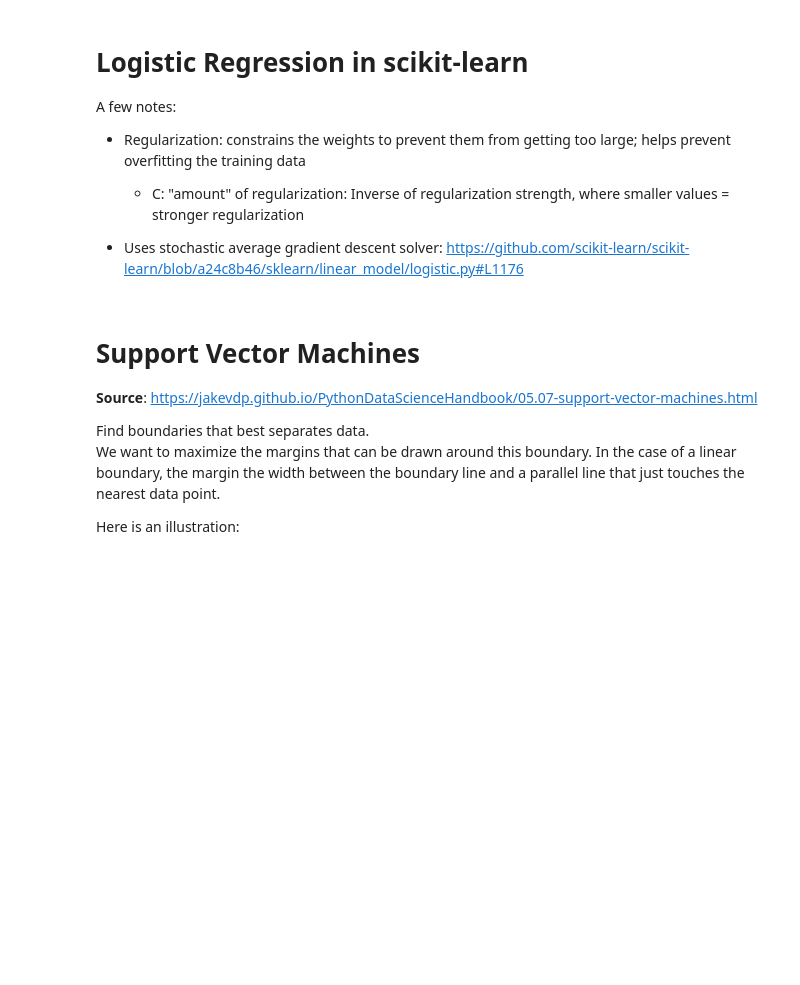
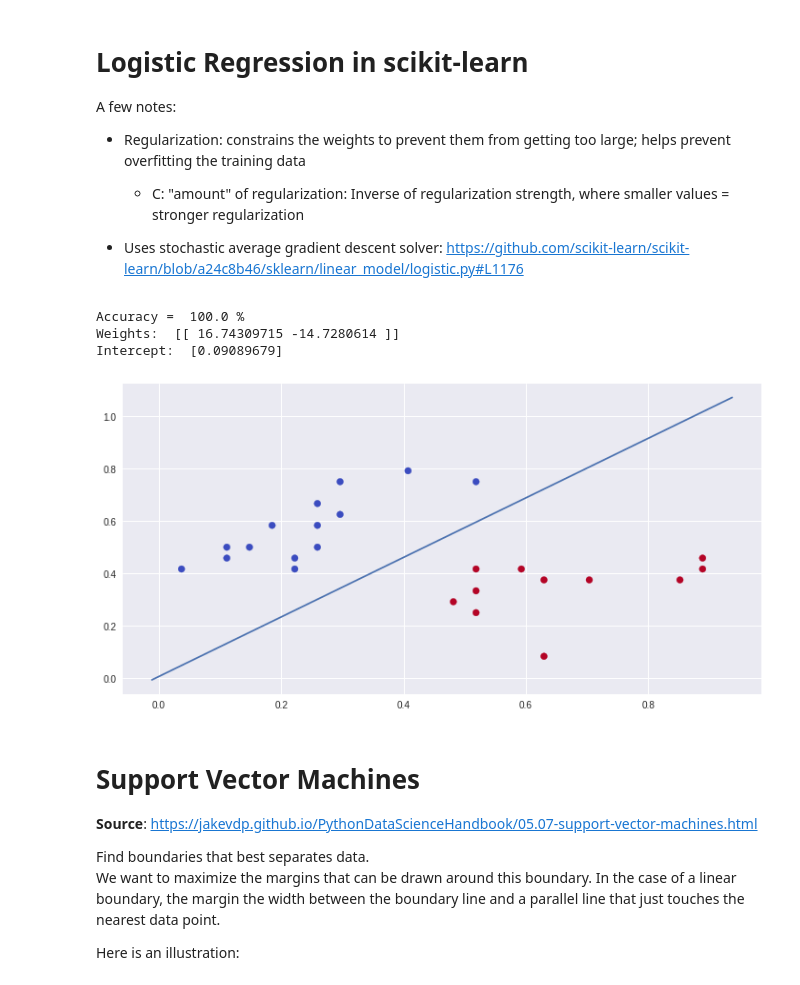
Before and after one commit to amandakeasson/RRI_ML_workshop, a Jupyter notebook: rriML_sklearn.ipynb, the cells around one changed output. Cells and saved outputs as stored; diff of their text form; code cells hidden in the pictures; blank space fills up the shorter version.

```diff
--- a/rriML_sklearn.ipynb
+++ b/rriML_sklearn.ipynb
@@ -486,30 +625,41 @@ A few notes:
 # %%
 # logistic regression
 
 from sklearn.linear_model import LogisticRegression
+
+# we don't need to include the intercept in X when we use scikit-learn
+# so let's remove it
+X = X[:,1:]
+Xtrain, Xtest, ytrain, ytest = train_test_split(X,y)
+
 
 # instantiate the model
 clf = LogisticRegression(penalty='l2', C=80.0, max_iter=20000, tol=1e-20)
 
 # fit to training data
 clf.fit(Xtrain, ytrain)
 
 # predict y
 ypred = clf.predict(Xtest)
 
 # evaluate model accuracy
 print('Accuracy = ', metrics.accuracy_score(ypred, ytest)*100, '%')
 
 print('Weights: ', clf.coef_)
 print('Intercept: ', clf.intercept_)
 
 fig = plt.figure(figsize=(12,6))
 plt.scatter(Xtest[:,0], Xtest[:,1],c=ytest,cmap='coolwarm')
 xvals = np.array(plt.gca().get_xlim())
 xvals = np.reshape(xvals,[-1, 1])
 yvals = -(xvals*clf.coef_[0][0] + clf.intercept_) /clf.coef_[0][1]
 plt.plot(xvals,yvals)
 plt.show()
+# %% [output]
+Accuracy =  100.0 %
+Weights:  [[ 16.74309715 -14.7280614 ]]
+Intercept:  [0.09089679]
+[figure, added]
 # %% [markdown]
 # Support Vector Machines
 
```
Also changed, not shown: parts of 29 cells of this notebook, 1 other file.
